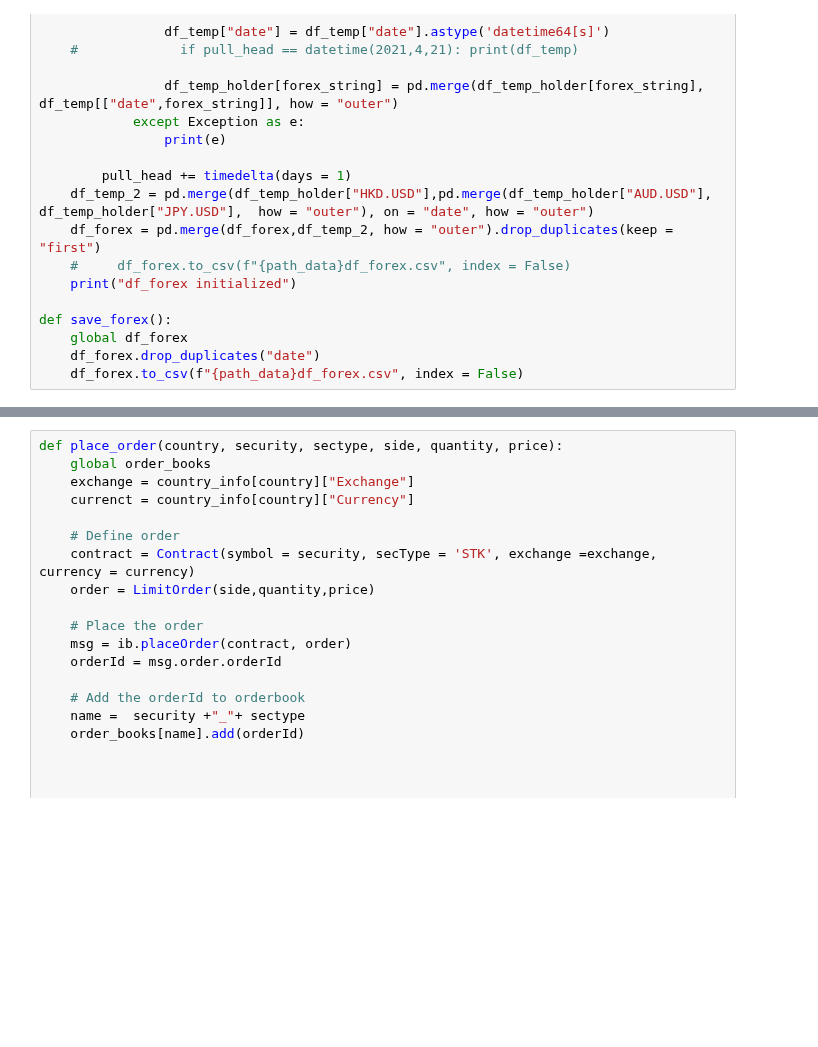
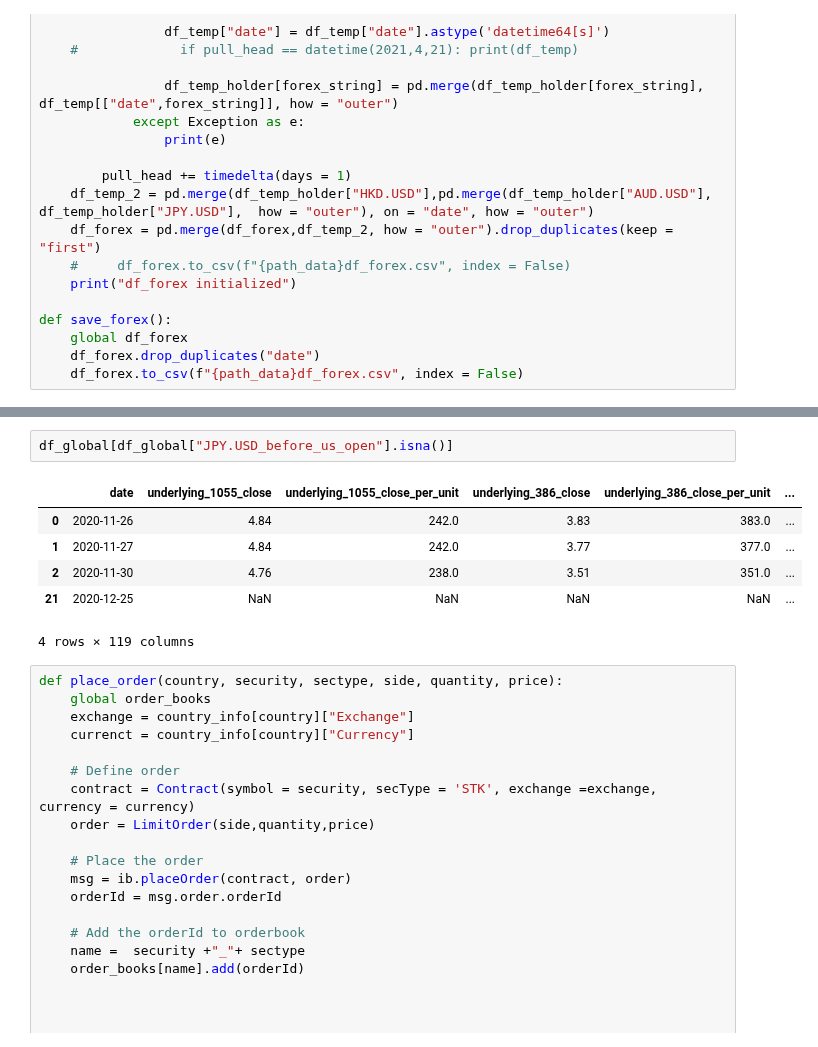
Before and after one commit to jh-lor/ADRPairsTrading, a Jupyter notebook: Live Trading Implementation.ipynb, the cells around one changed output, grey strips where cells are left out. Cells and saved outputs as stored; diff of their text form; blank space fills up the shorter version.

```diff
--- a/Live Trading Implementation.ipynb
+++ b/Live Trading Implementation.ipynb
@@ -407,3 +406,12 @@ df_global.head(10)
+# %%
+df_global[df_global["JPY.USD_before_us_open"].isna()]
+# %% [output]
+|  | date | underlying_1055_close | underlying_1055_close_per_unit | underlying_386_close | underlying_386_close_per_unit | ... |
+| 0 | 2020-11-26 | 4.84 | 242.0 | 3.83 | 383.0 | ... |
+| 1 | 2020-11-27 | 4.84 | 242.0 | 3.77 | 377.0 | ... |
+| 2 | 2020-11-30 | 4.76 | 238.0 | 3.51 | 351.0 | ... |
+| 21 | 2020-12-25 | NaN | NaN | NaN | NaN | ... |
+4 rows × 119 columns
 # %%
 def place_order(country, security, sectype, side, quantity, price):
     global order_books
```
Also changed, not shown: parts of 16 cells of this notebook.
